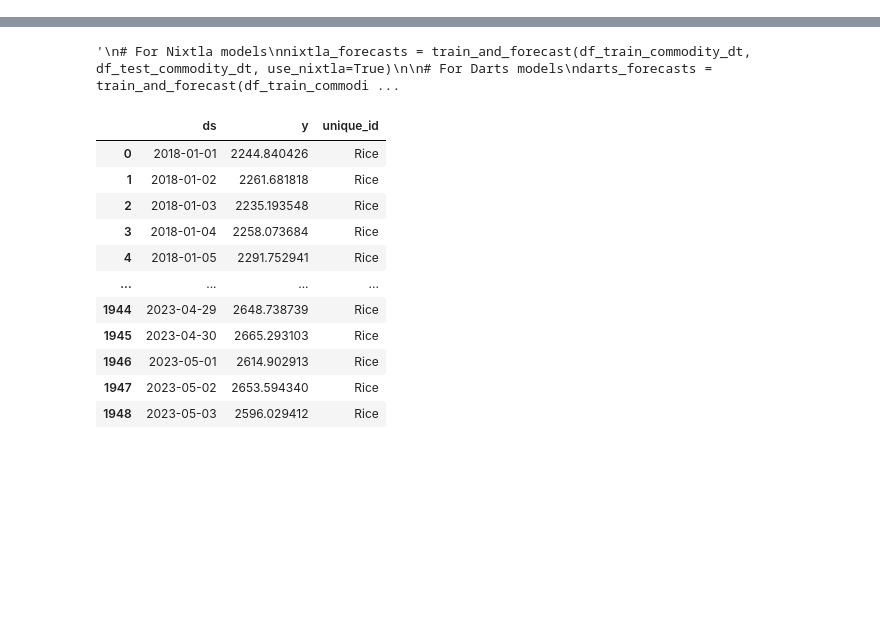
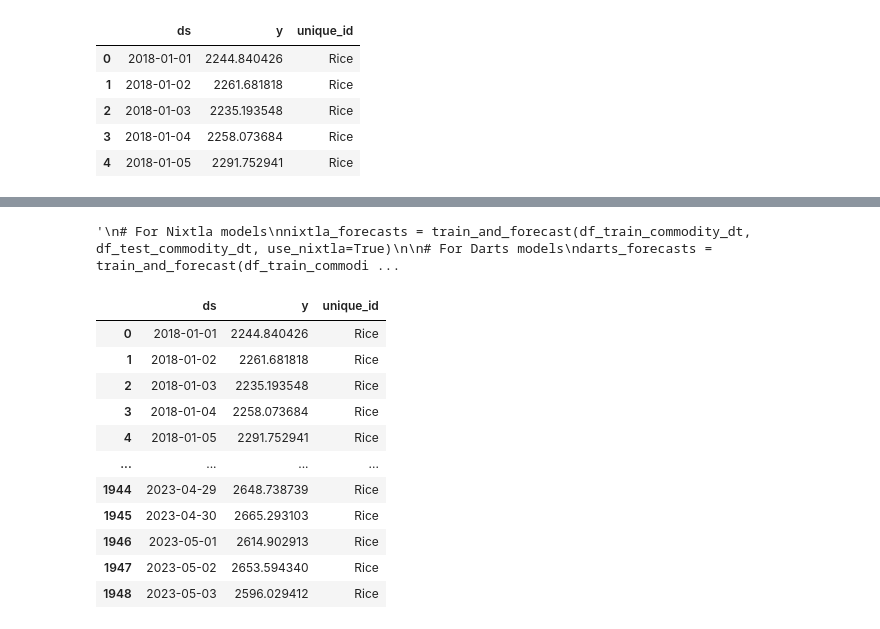
Before and after one commit to mashriram/sih_2024, a Jupyter notebook: src/08_all_models.ipynb, the cells around one changed output, grey strips where cells are left out. Cells and saved outputs as stored; diff of their text form; code cells hidden in the pictures; blank space fills up the shorter version.

```diff
--- a/src/08_all_models.ipynb
+++ b/src/08_all_models.ipynb
@@ -0,0 +63,12 @@
+# %%
+df_train_commodity_dt.reset_index(inplace=True)
+df_train_commodity_dt['unique_id'] = commodity
+df_train_commodity_dt.rename(columns={"datetime" : "ds", "modal_rs_quintal" : "y"}, inplace=True)
+df_train_commodity_dt.head()
+# %% [output]
+|  | ds | y | unique_id |
+| 0 | 2018-01-01 | 2244.840426 | Rice |
+| 1 | 2018-01-02 | 2261.681818 | Rice |
+| 2 | 2018-01-03 | 2235.193548 | Rice |
+| 3 | 2018-01-04 | 2258.073684 | Rice |
+| 4 | 2018-01-05 | 2291.752941 | Rice |
```
Also changed, not shown: parts of 8 cells of this notebook, 1 other file.
